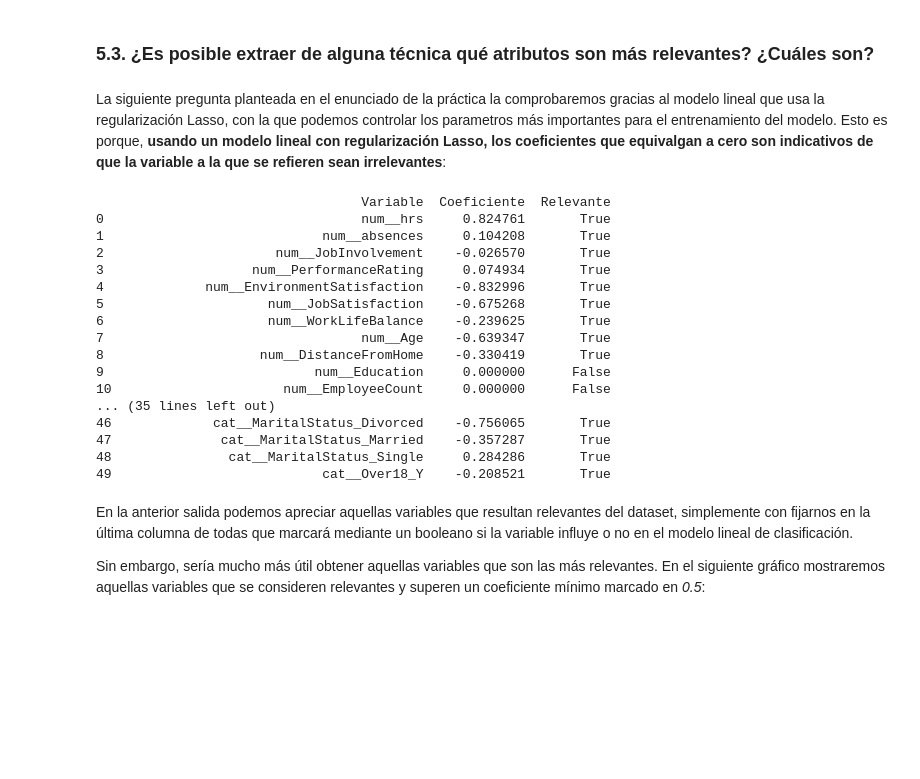
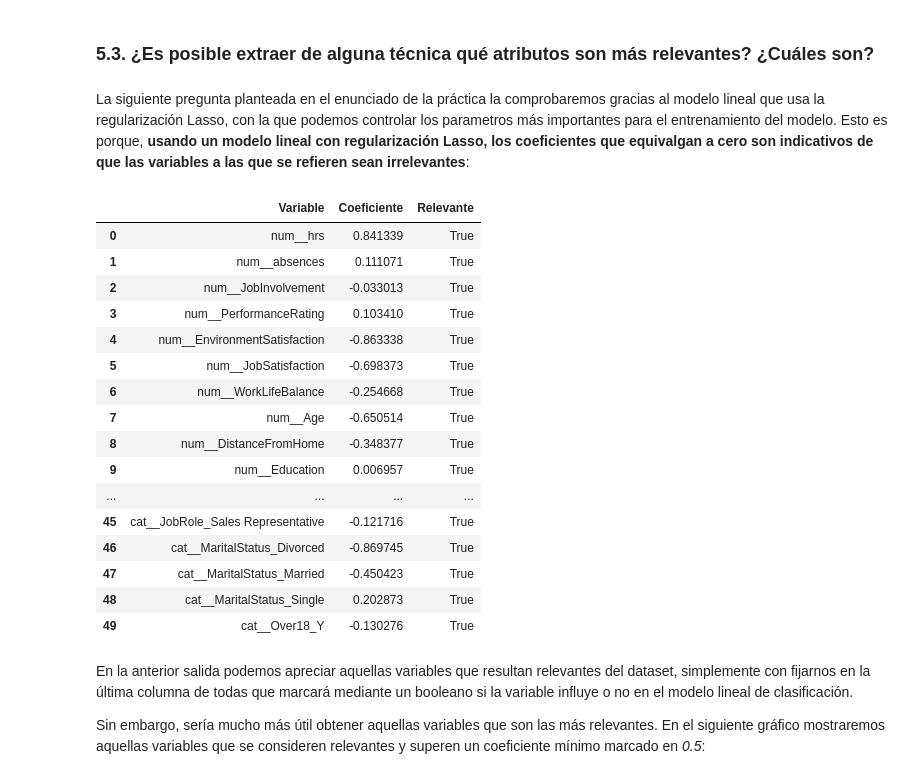
Before and after one commit to 100495802/G11.AA-495802-495702, a Jupyter notebook: P1AA.ipynb, the cells around one changed output. Cells and saved outputs as stored; diff of their text form; code cells hidden in the pictures; blank space fills up the shorter version.

```diff
--- a/P1AA.ipynb
+++ b/P1AA.ipynb
@@ -987,56 +1001,56 @@ En este modelo se establece el hiperparámetro _C_, que controla el balance entr
 # %% [markdown]
 ### 5.3. ¿Es posible extraer de alguna técnica qué atributos son más relevantes? ¿Cuáles son?
 # %% [markdown]
-La siguiente pregunta planteada en el enunciado de la práctica la comprobaremos gracias al modelo lineal que usa la regularización Lasso, con la que podemos controlar los parametros más importantes para el entrenamiento del modelo. Esto es porque, __usando un modelo lineal con regularización Lasso, los coeficientes que equivalgan a cero son indicativos de que la variable a la que se refieren sean irrelevantes__:
+La siguiente pregunta planteada en el enunciado de la práctica la comprobaremos gracias al modelo lineal que usa la regularización Lasso, con la que podemos controlar los parametros más importantes para el entrenamiento del modelo. Esto es porque, __usando un modelo lineal con regularización Lasso, los coeficientes que equivalgan a cero son indicativos de que las variables a las que se refieren sean irrelevantes__:
 # %%
 # Creamos el modelo Lasso
 modelo_lasso = LogisticRegression(random_state=100495702, penalty='l1', solver='liblinear')
-modelo_lasso.set_params(class_weight="balanced")
+modelo_lasso.set_params(class_weight="balanced", C=10, max_iter=100)
 
 # Creamos el pipeline
 pipeline = Pipeline(steps=[
     ("preprocessor", preprocesador),
     ("classifier", modelo_lasso)
 ])
 
 # Entrenamos el modelo
 pipeline.fit(X_train, y_train)
 
 # Obtenemos el modelo entrenado
 modelo_entrenado = pipeline.named_steps["classifier"]
 
 # Obtenemos los nombres de las features procesadas
 nombres_features = pipeline.named_steps["preprocessor"].get_feature_names_out()
 
 # Obtenemos los coeficientes
 coeficientes = modelo_entrenado.coef_[0]
 
 # Creamos el DataFrame
 df_resultado = pd.DataFrame({
     'Variable': nombres_features,
     'Coeficiente': coeficientes
 })
 df_resultado['Relevante'] = df_resultado['Coeficiente'] != 0
 
-print(df_resultado)
+display(df_resultado)
 # %% [output]
-                                  Variable  Coeficiente  Relevante
-0                                 num__hrs     0.824761       True
-1                            num__absences     0.104208       True
-2                      num__JobInvolvement    -0.026570       True
-3                   num__PerformanceRating     0.074934       True
-4             num__EnvironmentSatisfaction    -0.832996       True
-5                     num__JobSatisfaction    -0.675268       True
-6                     num__WorkLifeBalance    -0.239625       True
-7                                 num__Age    -0.639347       True
-8                    num__DistanceFromHome    -0.330419       True
-9                           num__Education     0.000000      False
-10                      num__EmployeeCount     0.000000      False
-... (35 lines left out)
-46             cat__MaritalStatus_Divorced    -0.756065       True
-47              cat__MaritalStatus_Married    -0.357287       True
-48               cat__MaritalStatus_Single     0.284286       True
-49                           cat__Over18_Y    -0.208521       True
+|  | Variable | Coeficiente | Relevante |
+| 0 | num__hrs | 0.841339 | True |
+| 1 | num__absences | 0.111071 | True |
+| 2 | num__JobInvolvement | -0.033013 | True |
+| 3 | num__PerformanceRating | 0.103410 | True |
+| 4 | num__EnvironmentSatisfaction | -0.863338 | True |
+| 5 | num__JobSatisfaction | -0.698373 | True |
+| 6 | num__WorkLifeBalance | -0.254668 | True |
+| 7 | num__Age | -0.650514 | True |
+| 8 | num__DistanceFromHome | -0.348377 | True |
+| 9 | num__Education | 0.006957 | True |
+| ... | ... | ... | ... |
+| 45 | cat__JobRole_Sales Representative | -0.121716 | True |
+| 46 | cat__MaritalStatus_Divorced | -0.869745 | True |
+| 47 | cat__MaritalStatus_Married | -0.450423 | True |
+| 48 | cat__MaritalStatus_Single | 0.202873 | True |
+| 49 | cat__Over18_Y | -0.130276 | True |
 # %% [markdown]
 En la anterior salida podemos apreciar aquellas variables que resultan relevantes del dataset, simplemente con fijarnos en la última columna de todas que marcará mediante un booleano si la variable influye o no en el modelo lineal de clasificación.
 
```
Also changed, not shown: parts of 38 cells of this notebook, 1 other file.
